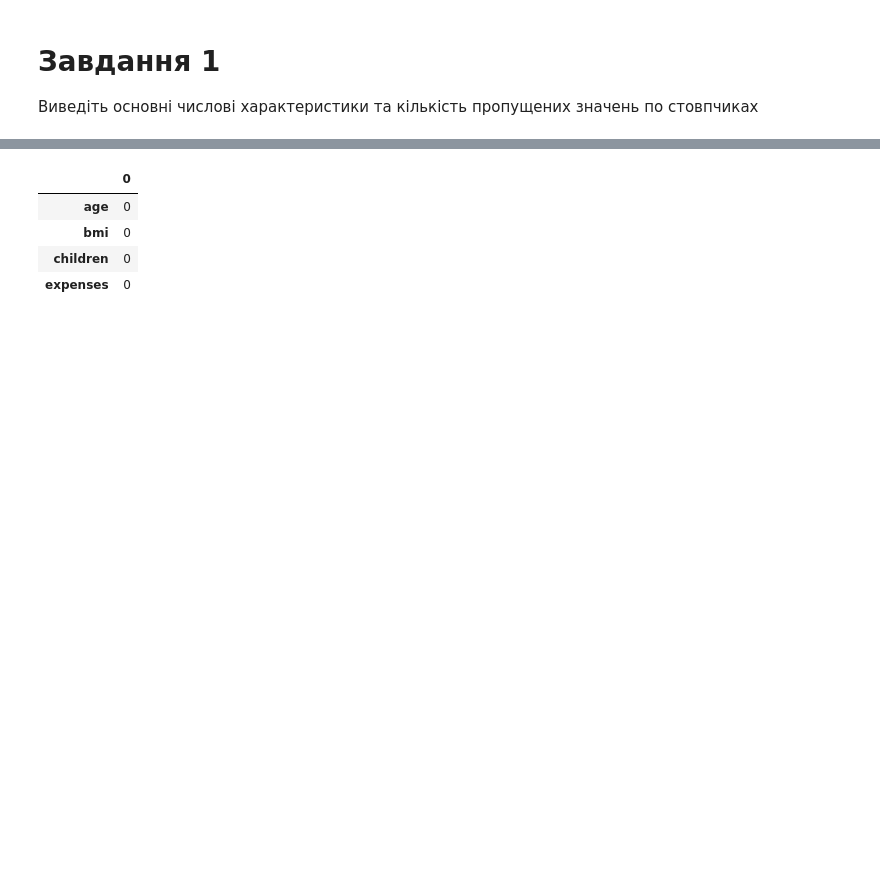
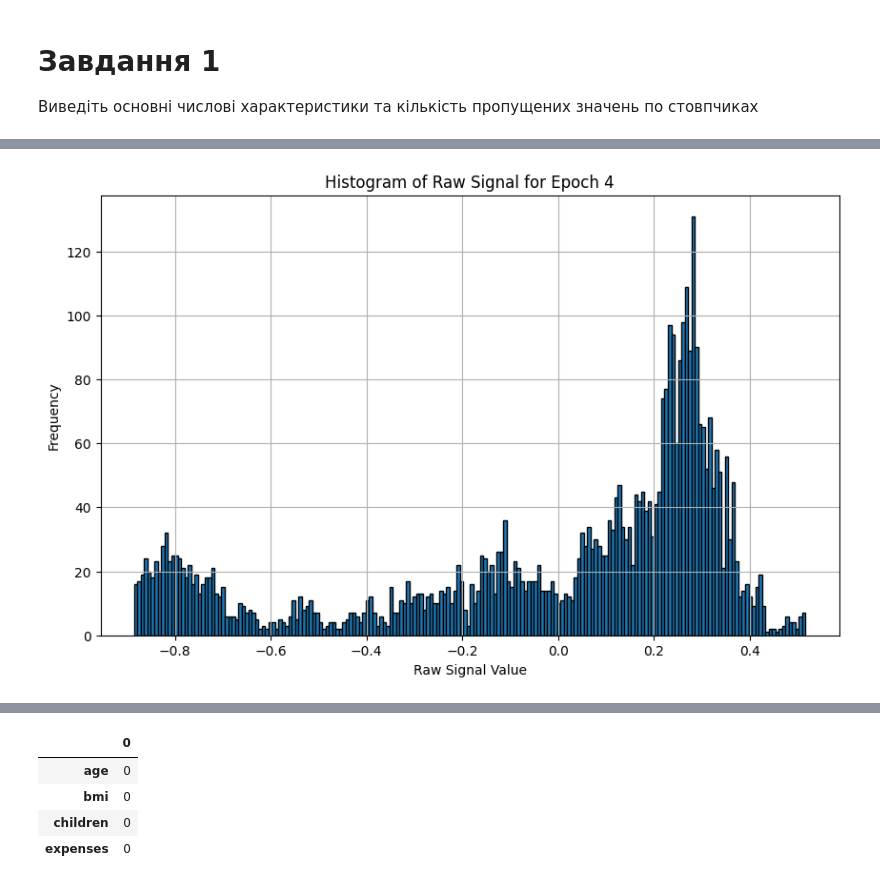
Before and after one commit to Flyingzaptop/Python-Colab, a Jupyter notebook: Parquet_Test.ipynb, the cells around one changed output, grey strips where cells are left out. Saved outputs shown, nothing was run; the diff lists cells and outputs as text; code cells hidden in the pictures; blank space fills up the shorter version.

```diff
--- a/Parquet_Test.ipynb
+++ b/Parquet_Test.ipynb
@@ -41,0 +46,12 @@ df.describe()
+# %%
+# prompt: create histogram quanity plot for raw_signal for only epoch 1
+
+plt.figure(figsize=(10, 6))
+plt.hist(df_epoch_1['raw_signal'], bins = 200, edgecolor='black')
+plt.xlabel('Raw Signal Value')
+plt.ylabel('Frequency')
+plt.title('Histogram of Raw Signal for Epoch 4')
+plt.grid(True)
+plt.show()
+# %% [output]
+[figure, added]
```
Also changed, not shown: parts of 6 cells of this notebook.
